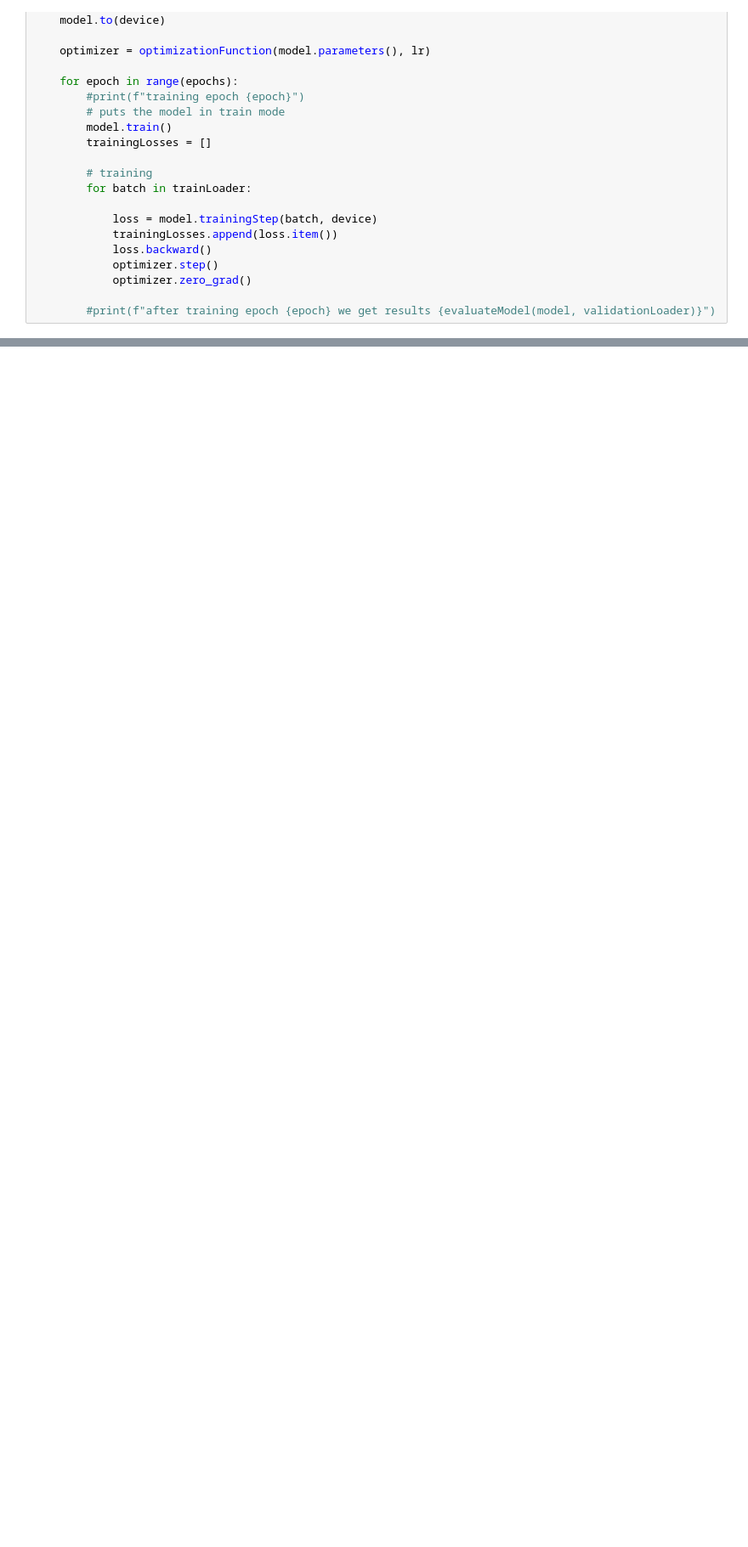
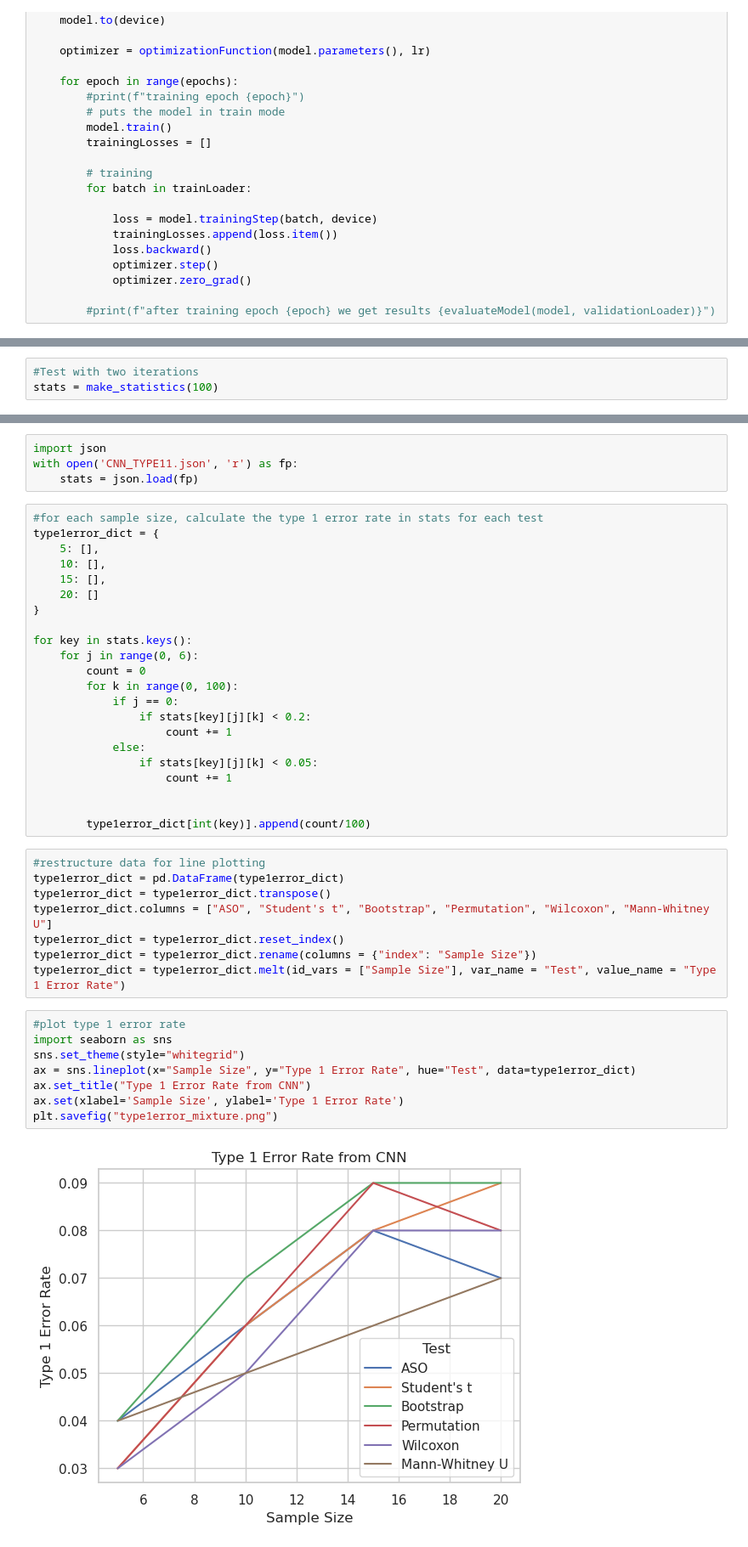
Before and after one commit to sbslaton/230-254-Final-Projects, a Jupyter notebook: 254/code/cnn-models.ipynb, the cells around one changed output, grey strips where cells are left out. Shown at 85% size. Cells and saved outputs as stored; diff of their text form; blank space fills up the shorter version.

```diff
--- a/254/code/cnn-models.ipynb
+++ b/254/code/cnn-models.ipynb
@@ -1046,0 +425,3 @@ You made it to the finish, thank you. Please upvote if you liked this noteboook.
+# %%
+#Test with two iterations
+stats = make_statistics(100)
@@ -1046,0 +451,44 @@ You made it to the finish, thank you. Please upvote if you liked this noteboook.
+# %%
+import json
+with open('CNN_TYPE11.json', 'r') as fp:
+    stats = json.load(fp)
+# %%
+#for each sample size, calculate the type 1 error rate in stats for each test
+type1error_dict = {
+    5: [],
+    10: [],
+    15: [],
+    20: []
+}
+
+for key in stats.keys():
+    for j in range(0, 6):
+        count = 0
+        for k in range(0, 100):
+            if j == 0:
+                if stats[key][j][k] < 0.2:
+                    count += 1
+            else:
+                if stats[key][j][k] < 0.05:
+                    count += 1
+
+
+        type1error_dict[int(key)].append(count/100)
+# %%
+#restructure data for line plotting
+type1error_dict = pd.DataFrame(type1error_dict)
+type1error_dict = type1error_dict.transpose()
+type1error_dict.columns = ["ASO", "Student's t", "Bootstrap", "Permutation", "Wilcoxon", "Mann-Whitney U"]
+type1error_dict = type1error_dict.reset_index()
+type1error_dict = type1error_dict.rename(columns = {"index": "Sample Size"})
+type1error_dict = type1error_dict.melt(id_vars = ["Sample Size"], var_name = "Test", value_name = "Type 1 Error Rate")
+# %%
+#plot type 1 error rate
+import seaborn as sns
+sns.set_theme(style="whitegrid")
+ax = sns.lineplot(x="Sample Size", y="Type 1 Error Rate", hue="Test", data=type1error_dict)
+ax.set_title("Type 1 Error Rate from CNN")
+ax.set(xlabel='Sample Size', ylabel='Type 1 Error Rate')
+plt.savefig("type1error_mixture.png")
+# %% [output]
+[figure, added]
```
Also changed, not shown: parts of 80 cells of this notebook, 53 other files.
